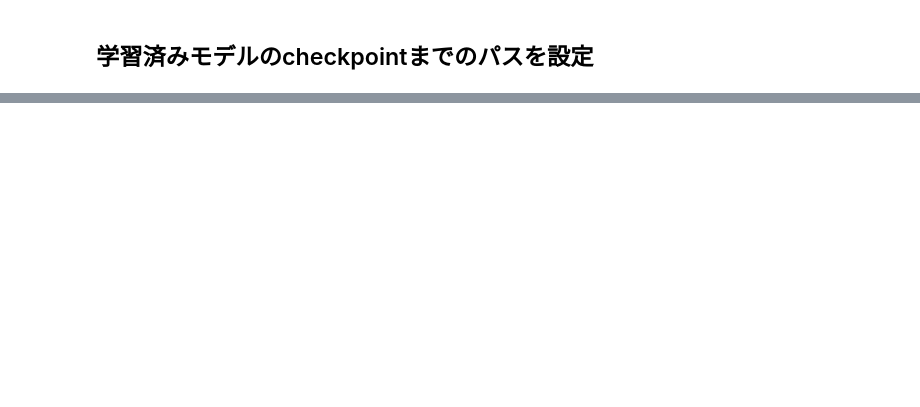
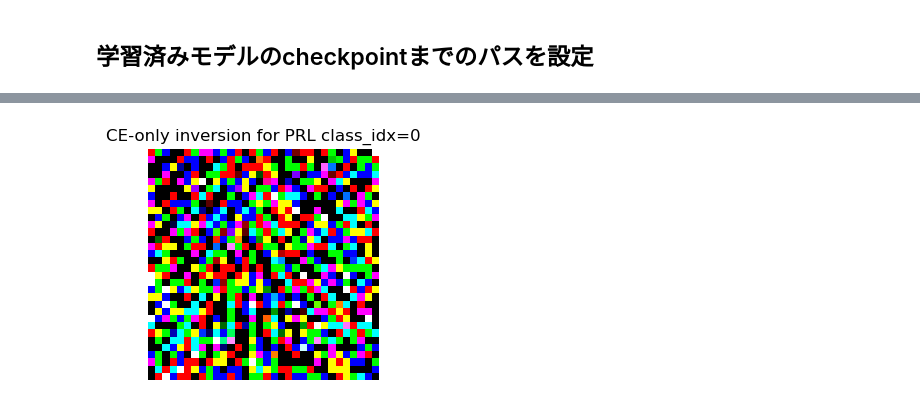
Before and after one commit to KoyoImai/CIDL, a Jupyter notebook: reconstruction.ipynb, the cells around one changed output, grey strips where cells are left out. Cells and saved outputs as stored; diff of their text form; code cells hidden in the pictures; blank space fills up the shorter version.

```diff
--- a/reconstruction.ipynb
+++ b/reconstruction.ipynb
@@ -51,0 +381,35 @@ prl_mu_path = os.path.join(ckpt_path, method, base_cifar100_path, "50/5/10_10_0.
+# %%
+device = "cuda"
+
+# PRL の checkpoint 読み込み済み (IncrementalNet)
+teacher = net.to(device).eval()
+
+# CIFAR100 で実際に使った mean/std をここに合わせる
+cifar_mean = torch.tensor([0.5071, 0.4867, 0.4408])
+cifar_std  = torch.tensor([0.2675, 0.2565, 0.2761])
+
+# PRL の出力クラス数 (class_order 適用後)
+num_classes = 10   # 例えば最終タスクまで学習済みなら 100
+
+images, targets = deepinversion_prl(
+    teacher=teacher,
+    img_size=32,
+    data_mean=cifar_mean,
+    data_std=cifar_std,
+    num_classes=num_classes,
+    iterations=5000,
+    batch_size=128,
+    lr=0.1,                # CIFAR 実験なら少し小さめ lr もよく使われる
+    ce_weight=1.0,
+    # tv_weight=2.5e-5,
+    tv_weight=0,
+    # feature_weight=1.0,
+    feature_weight=0,
+    # l2_weight=3.0e-8,
+    l2_weight=0,
+    adi_weight=0.0,
+    random_label=True,
+    device=device,
+)
+
+print("targets (PRL 出力 index):", targets)
@@ -51,0 +495,9 @@ prl_mu_path = os.path.join(ckpt_path, method, base_cifar100_path, "50/5/10_10_0.
+# %%
+img0 = images[0].detach().cpu()    # (3,H,W)
+plt.figure(figsize=(3, 3))
+plt.imshow(img0.permute(1, 2, 0))
+plt.axis("off")
+plt.title(f"CE-only inversion for PRL class_idx={0}")
+plt.show()
+# %% [output]
+[figure, added]
```
Also changed, not shown: parts of 19 cells of this notebook, 8 other files.
